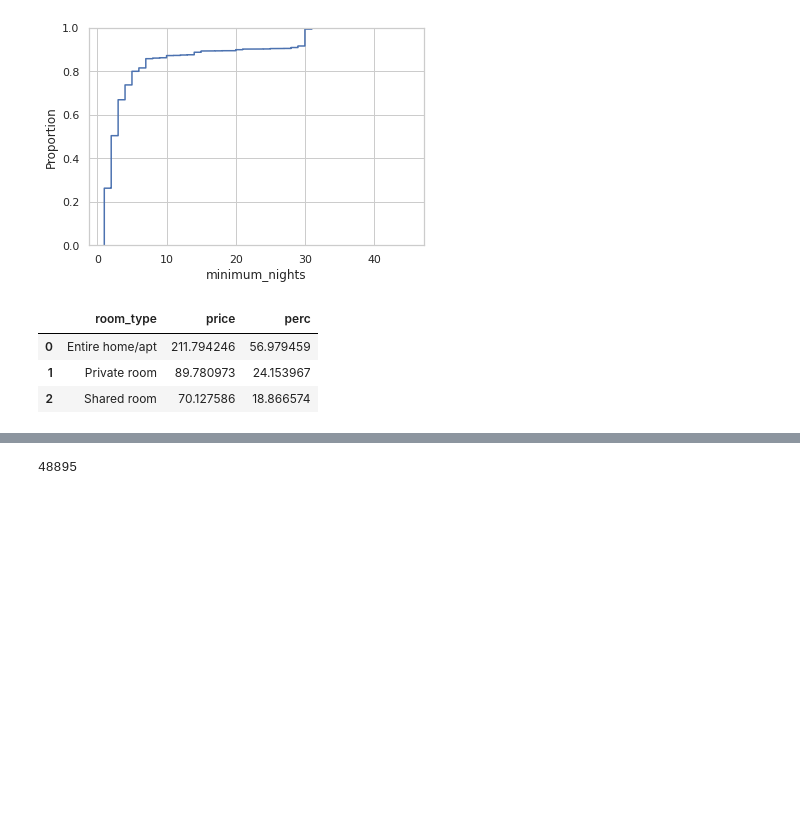
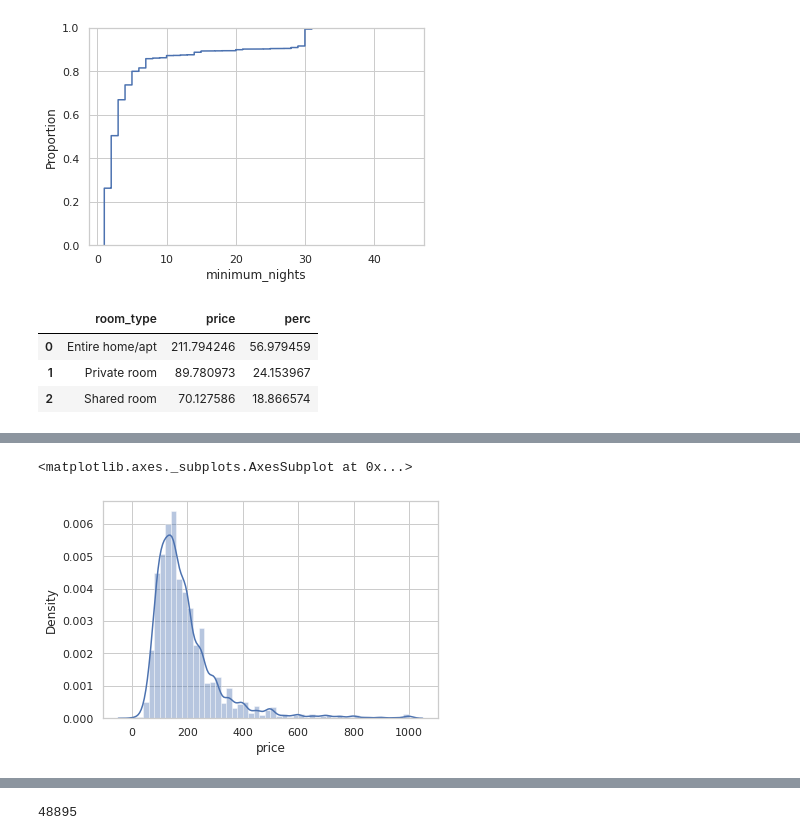
Before and after one commit to yaman9675/understand_Airbnb, a Jupyter notebook: understand_Airbnb.ipynb, the cells around one changed output, grey strips where cells are left out. Cells and saved outputs as stored; diff of their text form; code cells hidden in the pictures; blank space fills up the shorter version.

```diff
--- a/understand_Airbnb.ipynb
+++ b/understand_Airbnb.ipynb
@@ -405 +415,7 @@ room_avg_pice
+# %%
+sns.set_theme(style="whitegrid")
+sns.distplot(entire_home['price'], hist=True)
+# %% [output]
+<matplotlib.axes._subplots.AxesSubplot at 0x...>
+[figure, added]
 # %%
```
Also changed, not shown: parts of 29 cells of this notebook.
